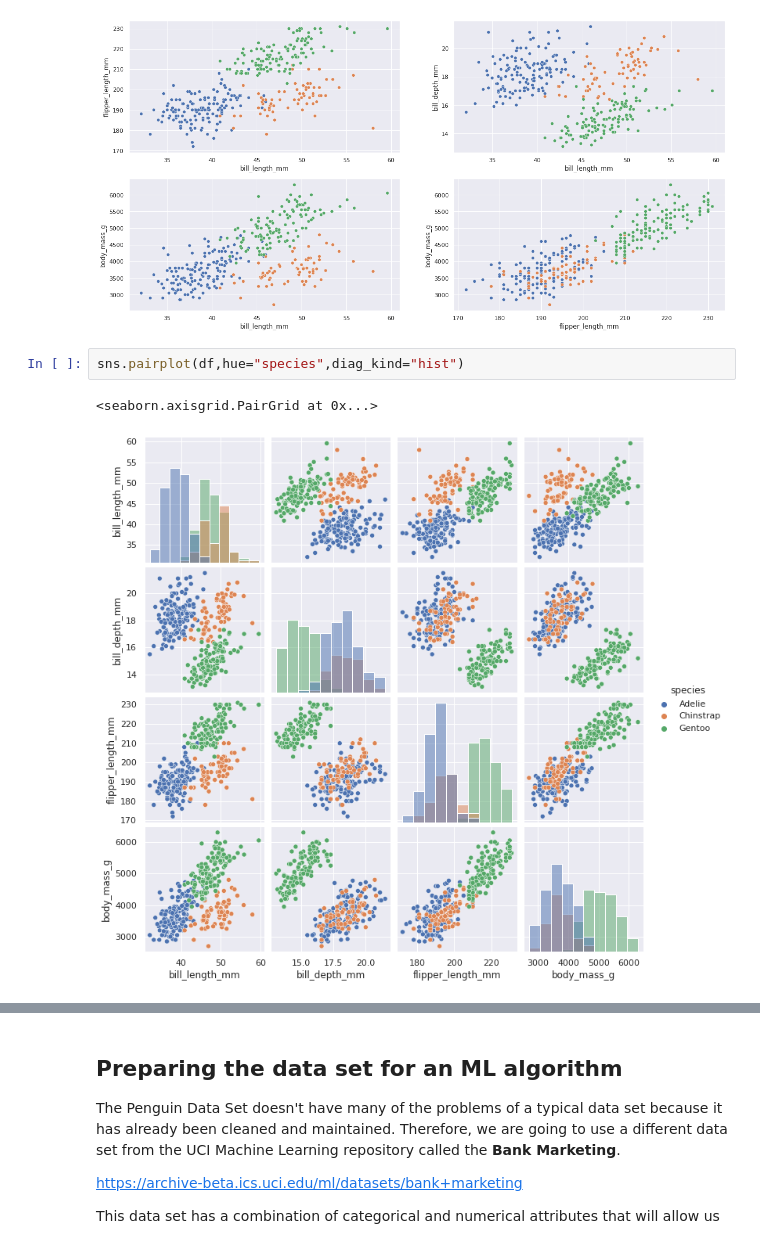
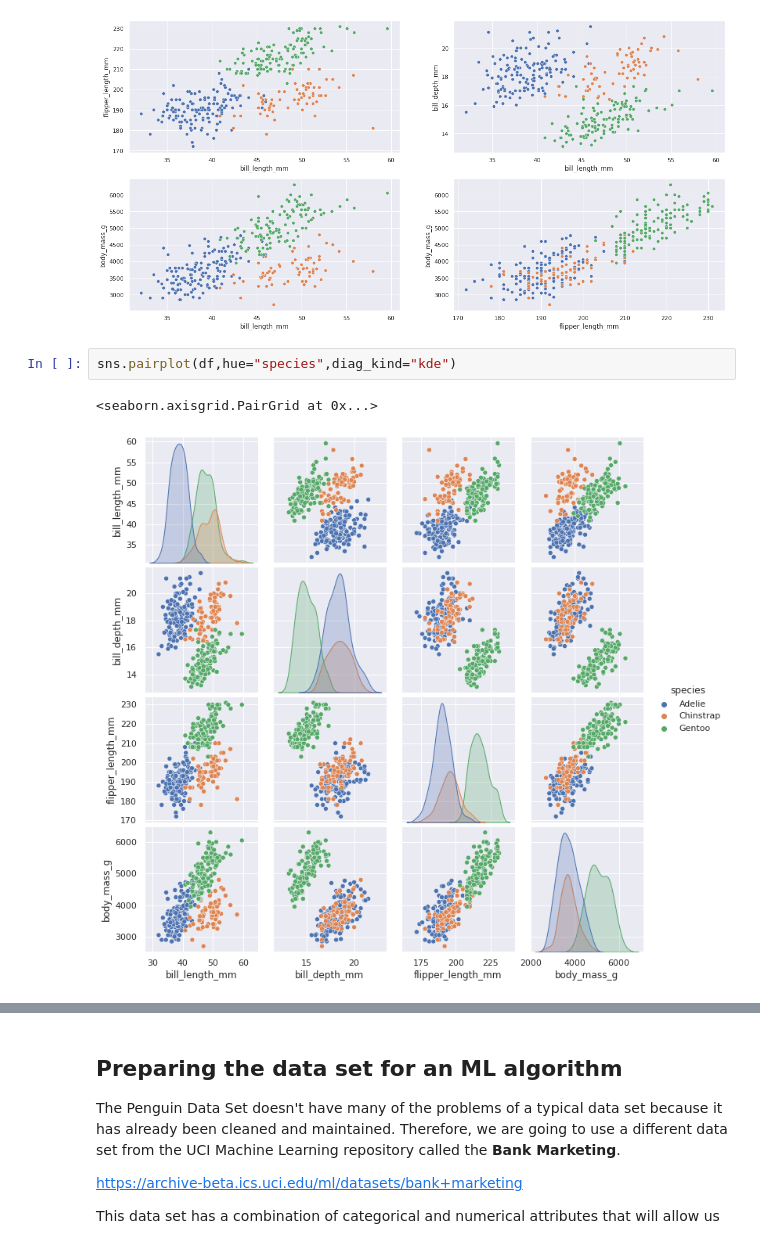
Before and after one commit to r2klabs/CS430Repository, a Jupyter notebook: IntroToPython.ipynb, the cells around one changed output, grey strips where cells are left out. Saved outputs shown, nothing was run; the diff lists cells and outputs as text.

```diff
--- a/IntroToPython.ipynb
+++ b/IntroToPython.ipynb
@@ -190,9 +266,9 @@ sns.scatterplot(x='flipper_length_mm', y='body_mass_g', data=df, hue='species',
 <matplotlib.axes._subplots.AxesSubplot at 0x...>
 [figure]
 # %%
-sns.pairplot(df,hue="species",diag_kind="hist")
+sns.pairplot(df,hue="species",diag_kind="kde")
 # %% [output]
 <seaborn.axisgrid.PairGrid at 0x...>
-[figure, old version]
+[figure, new version]
 # %%
 fig = plt.figure(figsize=(20,10))
```
Also changed, not shown: parts of 48 cells of this notebook.
